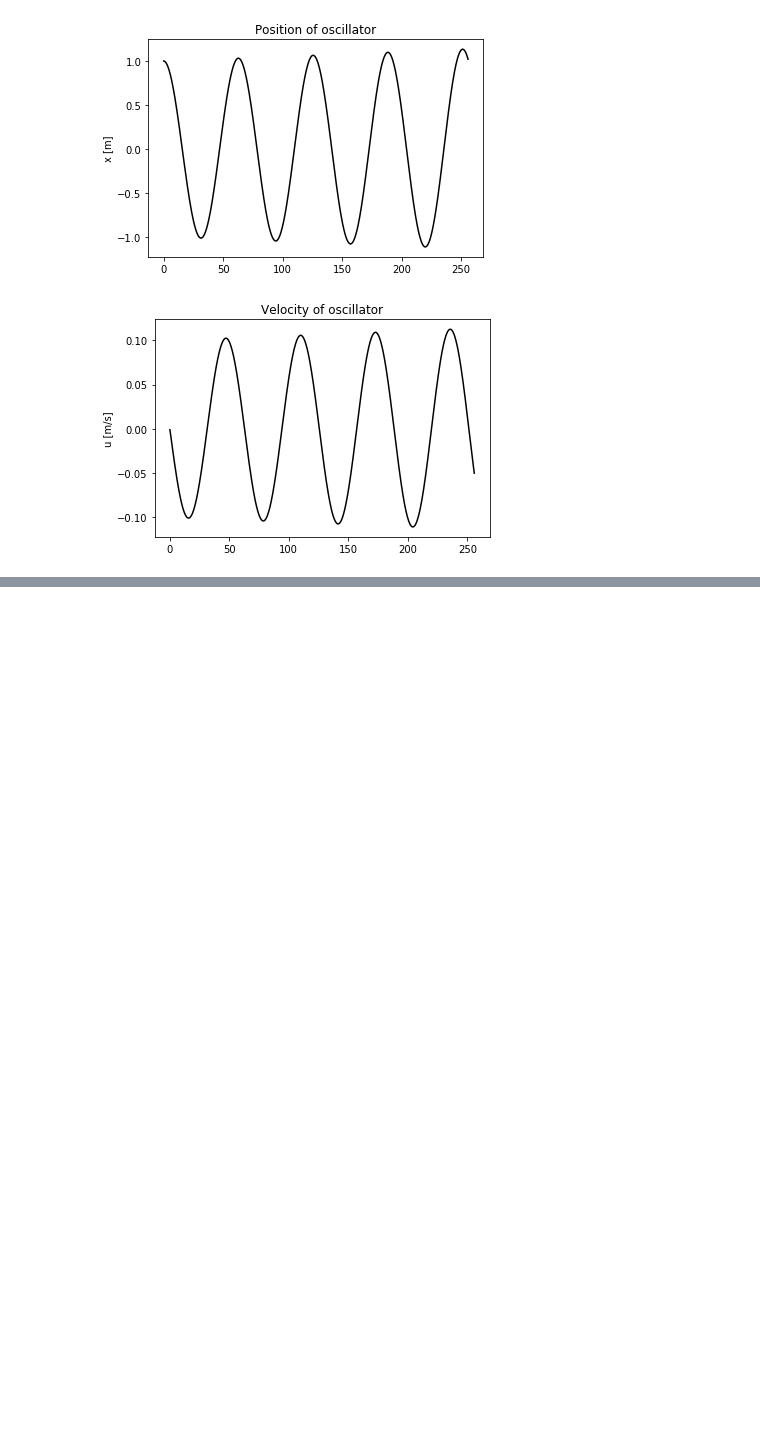
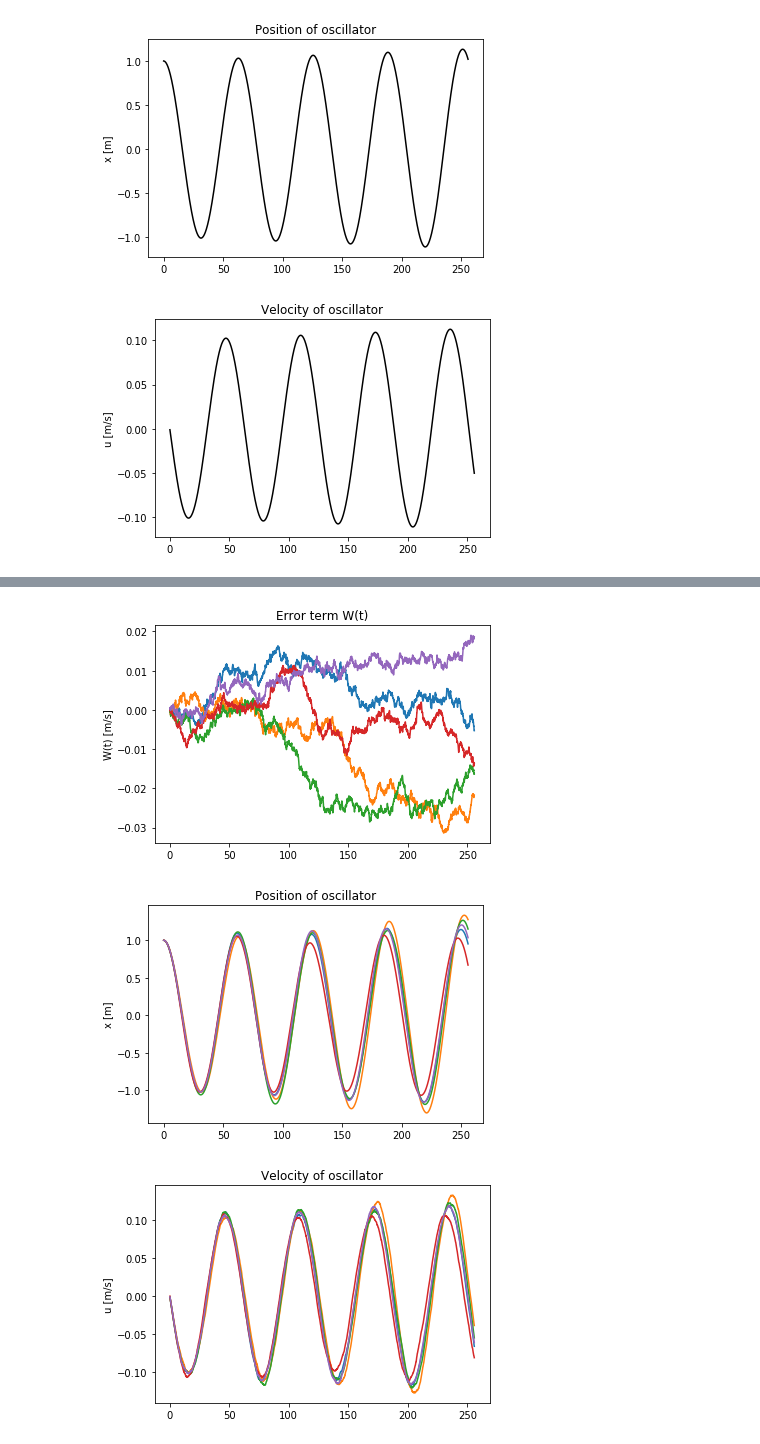
Before and after one commit to robot144/sde, a Jupyter notebook: 2_stochastic_differential_equation.ipynb, the cells around one changed output, grey strips where cells are left out. Cells and saved outputs as stored; diff of their text form; code cells hidden in the pictures; blank space fills up the shorter version.

```diff
--- a/2_stochastic_differential_equation.ipynb
+++ b/2_stochastic_differential_equation.ipynb
@@ -44,0 +131,44 @@ plt.show()
+# %%
+from scipy.linalg import sqrtm
+L=256
+s=5 #number of samples
+dt=0.1
+c=0.1
+s_w=0.05 #this is an inensity scaling, the standard deviation will grow over time
+t_all = np.arange(dt,L,dt)
+n=len(t_all)
+
+# create random samples for W(t) using independent increments
+N_i = sqrt(dt) * randn(n+1,s)
+W_i = sigma_w * np.cumsum(N_i,axis=0)
+
+#integrate the system for
+x=np.array([[1],[0]]) @ np.ones((1,s))
+x_all=np.zeros((2,s,n))
+A=np.array([[1.0,dt],[-c**2*dt, 1.0]]) #discretized oscillator with Euler-forward
+
+i=0
+for t in t_all:
+    x=A @ x #matrix multiplication
+    x[1,:]=x[1,:] + (W_i[i+1,:]-W_i[i,:]) #add error as in random-walk
+    x_all[:,:,i]=x[:,:]
+    i=i+1
+
+plt.plot(t_all,W_i[:-1,:],'-')
+plt.title("Error term W(t)")
+plt.ylabel('W(t) [m/s]')
+plt.show()
+
+plt.plot(t_all,x_all[0,:,:].transpose(),'-')
+plt.title("Position of oscillator")
+plt.ylabel('x [m]')
+plt.show()
+
+plt.plot(t_all,x_all[1,:,:].transpose(),'-')
+plt.title("Velocity of oscillator")
+plt.ylabel('u [m/s]')
+plt.show()
+# %% [output]
+[figure, added]
+[figure, added]
+[figure, added]
```
Also changed, not shown: parts of 4 cells of this notebook.
